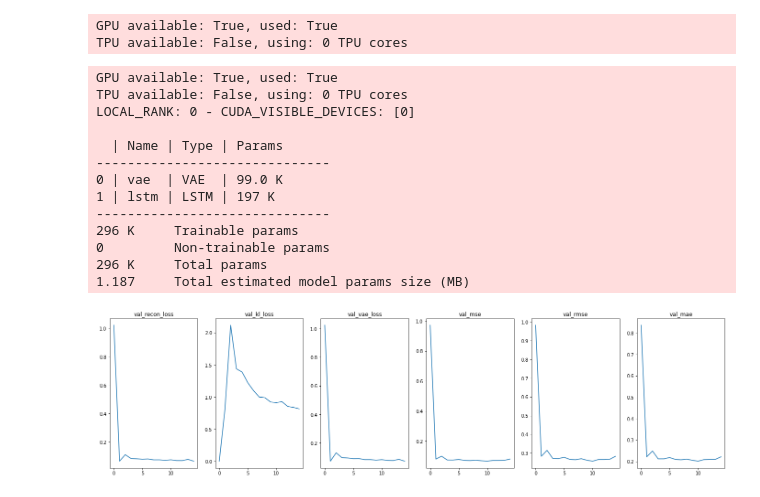
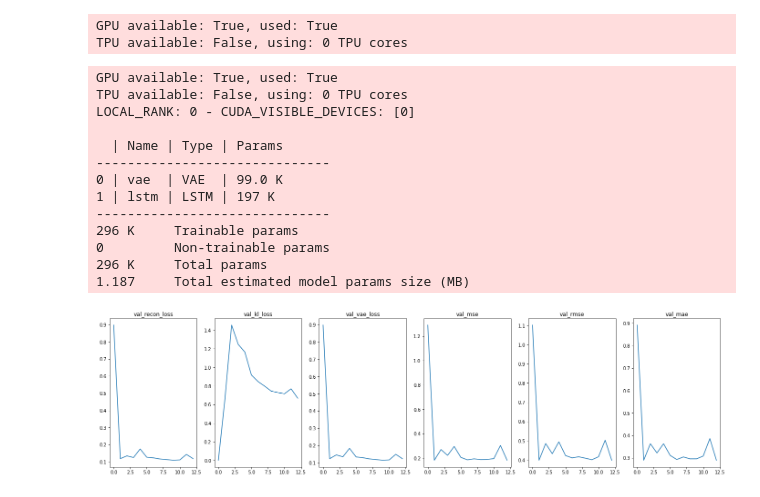
Before and after one commit to zloelias/hse-project-vae-lstm, a Jupyter notebook: vae.ipynb, the cells around one changed output. Saved outputs shown, nothing was run; the diff lists cells and outputs as text; code cells hidden in the pictures.

```diff
--- a/vae.ipynb
+++ b/vae.ipynb
@@ -197,7 +197,7 @@ test_dataloader = DataLoader(test_dataset, batch_size=BATCH_SIZE, shuffle=False,
 plot_dataloader = DataLoader(plot_dataset, batch_size=BATCH_SIZE, shuffle=False, num_workers=4)
 # %%
 class VAE(pl.LightningModule):
-    def __init__(self, h_dim : int=128, z_dim : int=32, k : float=8.5, beta : float=.01, delay : int=7, use_weights : bool=True):
+    def __init__(self, h_dim : int=128, z_dim : int=32, k : float=11.5, beta : float=.01, delay : int=7, use_weights : bool=True):
         super(VAE, self).__init__()
         self.k_ = k
         self.beta_ = beta
@@ -205,6 +205,7 @@ class VAE(pl.LightningModule):
         self.use_weights_ = use_weights
         self.x_groundtruth = np.array([])
         self.x_recon = np.array([])
+        self.w = np.array([])
         self.mae_recon = np.array([])
         self.std = np.array([])
         self.anomaly_groundtruth = np.array([])
@@ -242,6 +243,7 @@ class VAE(pl.LightningModule):
         self.mae_recon = np.array([])
         self.std = np.array([])
         self.anomaly_groundtruth = np.array([])
+        self.w = np.array([])
 
     def reparameterize(self, mu, logvar):
         std = logvar.mul(0.5).exp_()
@@ -293,6 +295,7 @@ class VAE(pl.LightningModule):
             mse = nn.MSELoss()
             recon_loss = mse(recon_x, x)
             wk = 1
+        #KLD = -0.5 * torch.mean(1 + logvar - mu.pow(2) - logvar.exp(), dim=-1)
         KLD = -0.5 * torch.mean(1 + logvar - mu.pow(2) - logvar.exp(), dim=-1)
         loss = torch.mean(recon_loss + self.beta_ * wk * KLD)
         logs = {
@@ -330,6 +333,7 @@ class VAE(pl.LightningModule):
             x_recon, mu, logvar = self.step(x)
             loss, logs = self.loss(x_recon, x, mu, logvar, w)
             self.log_dict({f"test_{k}": v for k, v in logs.items()}, on_step=False, on_epoch=True)
+            self.w = np.concatenate((self.w, w[:,0,-1].detach().cpu().numpy()))
             self.x_groundtruth = np.concatenate((self.x_groundtruth, x[:,0,-1].detach().cpu().numpy()))
             self.anomaly_groundtruth = np.concatenate((self.anomaly_groundtruth, l.detach().cpu().numpy()))
             self.x_recon = np.concatenate((self.x_recon, x_recon[:,0,-1].detach().cpu().numpy()))
@@ -338,6 +342,7 @@ class VAE(pl.LightningModule):
         return loss
 
     def test_epoch_end(self, output):
+        self.mae_std_ = np.std(np.abs(model.x_groundtruth - model.x_recon))
         self.detect_anomaly()
 
     def detect_anomaly(self):
@@ -358,7 +363,7 @@ class VAE(pl.LightningModule):
             else:
                 # get anomaly len
                 len = 1
-                while self.anomaly_groundtruth[i+len] == 1:
+                while i+len < self.anomaly_groundtruth.shape[0] and self.anomaly_groundtruth[i+len] == 1:
                     len += 1
                 # check detected anomaly in delay window
                 if sum(self.anomaly_pointwise[i:i+self.delay_])>0:
@@ -376,6 +381,7 @@ class LSTM(pl.LightningModule):
     def __init__(self, input_size, hidden_size, num_layers=1):
         super(LSTM, self).__init__()
         self.y_pred = np.array([])
+        self.y_true = np.array([])
 
         self.num_layers = num_layers
         self.input_size = input_size
@@ -385,10 +391,11 @@ class LSTM(pl.LightningModule):
                             num_layers=num_layers, batch_first=True, bias=True)
 
         self.fc1 = nn.Linear(hidden_size, 1)
-        #self.tanh = nn.Tanhshrink()
+        self.tanh = nn.Tanhshrink()
         #self.fc2 = nn.Linear(64, 1)
 
     def clear(self):
+        self.y_true = np.array([])
         self.y_pred = np.array([])
 
     def set_pretrained_vae(self, vae):
@@ -407,7 +414,7 @@ class LSTM(pl.LightningModule):
         h_out = h_out.view(-1, self.hidden_size)
 
         out = self.fc1(h_out)
-        #out = self.tanh(out)
+        out = self.tanh(out)
         #out = self.fc2(out)
         return out
 
@@ -457,6 +464,7 @@ class LSTM(pl.LightningModule):
             loss, rmse, mae, logs = self.loss(y_pred, y_true)
             self.log_dict({f"test_{k}": v for k, v in logs.items()}, on_step=False, on_epoch=True)
             self.y_pred = np.concatenate((self.y_pred, y_pred.detach().cpu().numpy()))
+            self.y_true = np.concatenate((self.y_true, y_true.detach().cpu().numpy()))
         return loss
 # %%
 class VAE_LSTM(pl.LightningModule):
@@ -531,11 +539,13 @@ class VAE_LSTM(pl.LightningModule):
             loss, logs = self.loss(x_recon, x, y_pred, y_true, mu, logvar, w)
             self.log_dict({f"test_{k}": v for k, v in logs.items()}, on_step=False, on_epoch=True)
             self.vae.x_groundtruth = np.concatenate((self.vae.x_groundtruth, x[:,0,-1].detach().cpu().numpy()))
+            self.vae.w = np.concatenate((self.vae.w, w[:,0,-1].detach().cpu().numpy()))
             self.vae.anomaly_groundtruth = np.concatenate((self.vae.anomaly_groundtruth, l.detach().cpu().numpy()))
             self.vae.x_recon = np.concatenate((self.vae.x_recon, x_recon[:,0,-1].detach().cpu().numpy()))
             self.vae.mae_recon = np.concatenate((self.vae.mae_recon, torch.abs(x_recon[:,0,-1] - x[:,0,-1]).detach().cpu().numpy()))
             self.vae.std = np.concatenate((self.vae.std, torch.abs(x - x_recon).std(dim=2).squeeze().detach().cpu().numpy()))
             self.lstm.y_pred = np.concatenate((self.lstm.y_pred, y_pred.detach().cpu().numpy()))
+            self.lstm.y_true = np.concatenate((self.lstm.y_true, y_true.detach().cpu().numpy()))
         return loss
 
     def test_epoch_end(self, output):
@@ -595,16 +605,16 @@ def print_predictor_metrics(mse, rmse, mae, beta, lmbda, model_type):
 early_stop_callback = pl.callbacks.EarlyStopping(
    monitor='val_loss',
    min_delta=0.001,
-   patience=5,
+   patience=3,
    verbose=False,
    mode='min'
 )
 
 if DEBUG:
-    min_epochs, max_epochs, check_val_every_n_epoch = 3, 5, 5
+    min_epochs, max_epochs, check_val_every_n_epoch = 3, 20, 5
     gpus = 1
 else:
-    min_epochs, max_epochs, check_val_every_n_epoch = 50, 200, 5
+    min_epochs, max_epochs, check_val_every_n_epoch = 20, 200, 5
     gpus = 1
 
 
@@ -615,7 +625,7 @@ pad_trainer = pl.Trainer(
     min_epochs=min_epochs,
     max_epochs=max_epochs,
     auto_scale_batch_size='power',
-    gradient_clip_val=0.8
+    gradient_clip_val=0.5
 )
 # %% [output]
 GPU available: True, used: True
@@ -627,36 +637,36 @@ metrics_prediction = []
 # PAD
 
 betas = [.01]#, .1, 1, 10]
-lmbda = 1
+lmbda = 1#10
 for beta in betas:
     pad_trainer = pl.Trainer(
         gpus=gpus,
         callbacks=[early_stop_callback],
         check_val_every_n_epoch=check_val_every_n_epoch,
         min_epochs=min_epochs,
         max_epochs=max_epochs,
         auto_scale_batch_size='power',
         gradient_clip_val=0.8
     )
     model = VAE_LSTM(beta=beta, lmbda=lmbda)
     pad_trainer.fit(model, train_dataloader, val_dataloader)
     if not DEBUG:
-        with open(f'/content/gdrive/My Drive/Colab Notebooks/hse-project-vae-lstm/PAD{beta}.pcl', 'wb') as f:
+        with open(f'/content/gdrive/My Drive/Colab Notebooks/hse-project-vae-lstm/PAD-{beta}-{lmbda}.pcl', 'wb') as f:
             pickle.dump(model, f)
 
     plot_training(model.trainer.logged_metrics, ['val_recon_loss', 'val_kl_loss', 'val_vae_loss', 'val_mse', 'val_rmse', 'val_mae'])
 # %% [output]
 GPU available: True, used: True
 TPU available: False, using: 0 TPU cores
 LOCAL_RANK: 0 - CUDA_VISIBLE_DEVICES: [0]
 
   | Name | Type | Params
 ------------------------------
 0 | vae  | VAE  | 99.0 K
 1 | lstm | LSTM | 197 K
 ------------------------------
 296 K     Trainable params
 0         Non-trainable params
 296 K     Total params
 1.187     Total estimated model params size (MB)
-[figure, old version]
+[figure, new version]
```
Also changed, not shown: parts of 20 cells of this notebook.
